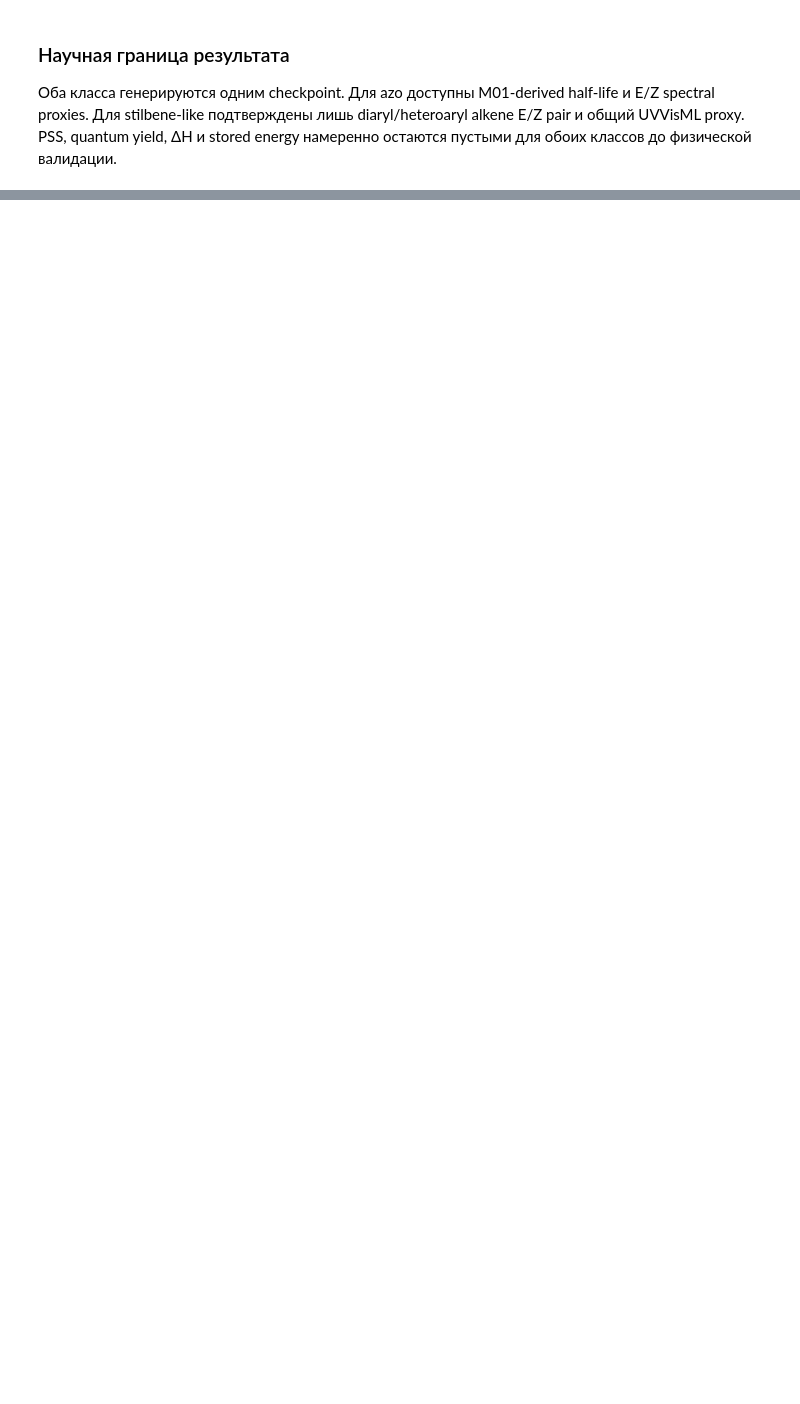
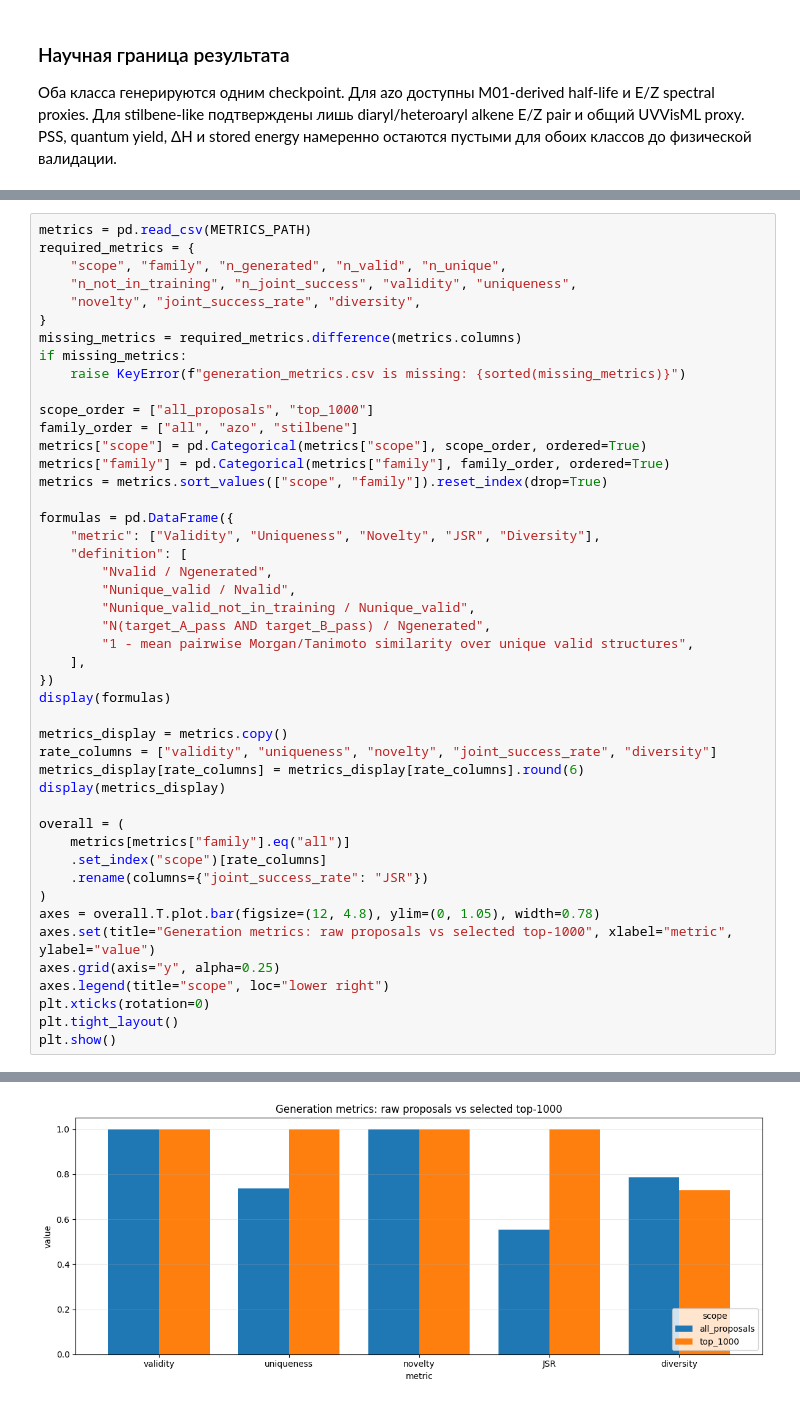
Before and after one commit to GeorgeUstinov/MolGeneration, a Jupyter notebook: Generated_Molecules_Visualization.ipynb, the cells around one changed output, grey strips where cells are left out. Cells and saved outputs as stored; diff of their text form; blank space fills up the shorter version.

```diff
--- a/Generated_Molecules_Visualization.ipynb
+++ b/Generated_Molecules_Visualization.ipynb
@@ -179,0 +207,47 @@ alkene E/Z pair и общий UVVisML proxy. PSS, quantum yield, ΔH и stored e
+# %%
+metrics = pd.read_csv(METRICS_PATH)
+required_metrics = {
+    "scope", "family", "n_generated", "n_valid", "n_unique",
+    "n_not_in_training", "n_joint_success", "validity", "uniqueness",
+    "novelty", "joint_success_rate", "diversity",
+}
+missing_metrics = required_metrics.difference(metrics.columns)
+if missing_metrics:
+    raise KeyError(f"generation_metrics.csv is missing: {sorted(missing_metrics)}")
+
+scope_order = ["all_proposals", "top_1000"]
+family_order = ["all", "azo", "stilbene"]
+metrics["scope"] = pd.Categorical(metrics["scope"], scope_order, ordered=True)
+metrics["family"] = pd.Categorical(metrics["family"], family_order, ordered=True)
+metrics = metrics.sort_values(["scope", "family"]).reset_index(drop=True)
+
+formulas = pd.DataFrame({
+    "metric": ["Validity", "Uniqueness", "Novelty", "JSR", "Diversity"],
+    "definition": [
+        "Nvalid / Ngenerated",
+        "Nunique_valid / Nvalid",
+        "Nunique_valid_not_in_training / Nunique_valid",
+        "N(target_A_pass AND target_B_pass) / Ngenerated",
+        "1 - mean pairwise Morgan/Tanimoto similarity over unique valid structures",
+    ],
+})
+display(formulas)
+
+metrics_display = metrics.copy()
+rate_columns = ["validity", "uniqueness", "novelty", "joint_success_rate", "diversity"]
+metrics_display[rate_columns] = metrics_display[rate_columns].round(6)
+display(metrics_display)
+
+overall = (
+    metrics[metrics["family"].eq("all")]
+    .set_index("scope")[rate_columns]
+    .rename(columns={"joint_success_rate": "JSR"})
+)
+axes = overall.T.plot.bar(figsize=(12, 4.8), ylim=(0, 1.05), width=0.78)
+axes.set(title="Generation metrics: raw proposals vs selected top-1000", xlabel="metric", ylabel="value")
+axes.grid(axis="y", alpha=0.25)
+axes.legend(title="scope", loc="lower right")
+plt.xticks(rotation=0)
+plt.tight_layout()
+plt.show()
+# %% [output]
@@ -179,0 +267 @@ alkene E/Z pair и общий UVVisML proxy. PSS, quantum yield, ΔH и stored e
+[figure, added]
```
Also changed, not shown: parts of 10 cells of this notebook, 22 other files.
